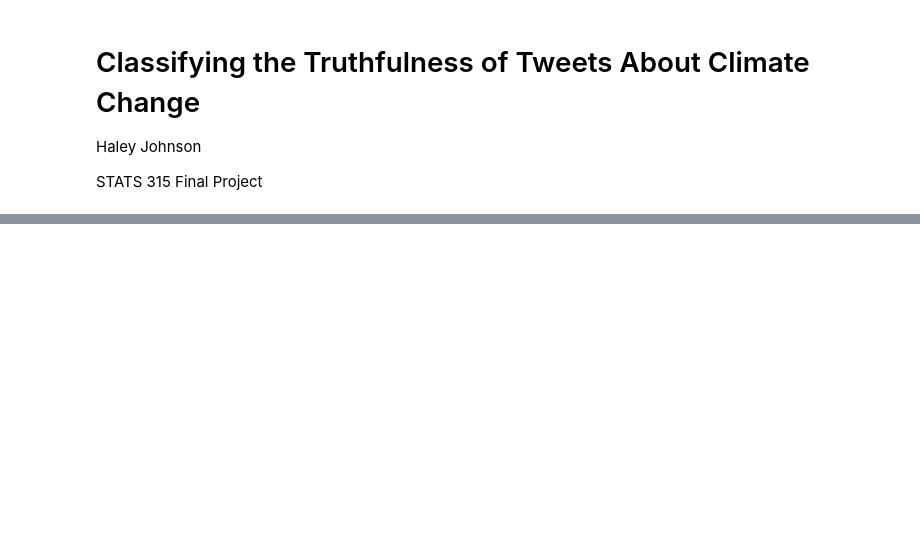
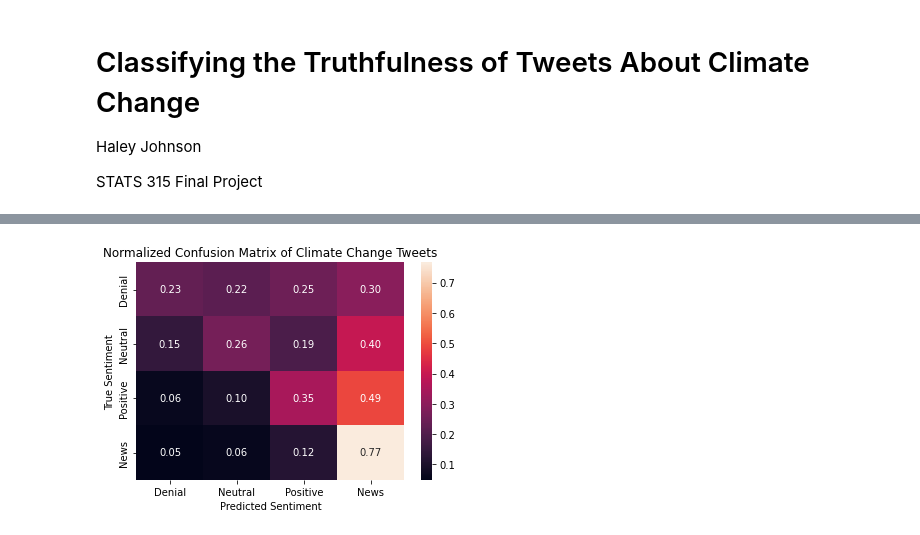
Before and after one commit to haleyej/stats_315_final_proj, a Jupyter notebook: final_project.ipynb, the cells around one changed output, grey strips where cells are left out. Cells and saved outputs as stored; diff of their text form; code cells hidden in the pictures; blank space fills up the shorter version.

```diff
--- a/final_project.ipynb
+++ b/final_project.ipynb
@@ -47,0 +208,21 @@ 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
+# %%
+model2 = Sequential([
+    Embedding(input_dim = VOCAB_SIZE, output_dim = EMBEDDING_SIZE,
+              input_length = MAX_LEN, trainable = False,
+              embeddings_initializer = tf.keras.initializers.Constant(w2v_weights)),
+    Bidirectional(GRU(512, return_sequences = True, recurrent_activation = 'sigmoid')),
+    GlobalAveragePooling1D(),
+    Dense(128, activation = 'relu'),
+    Dense(64, activation = 'relu'),
+    Dense(NUM_CLASSES, activation = 'softmax')
+])
+
+opt = tf.keras.optimizers.Adam()
+model2.compile(optimizer = opt, loss = 'categorical_crossentropy', metrics = ['accuracy'])
+# %%
+early_stopping = EarlyStopping(monitor = 'val_loss', min_delta = 0.001, patience = 3, restore_best_weights = False)
+model_checkpoint = ModelCheckpoint('model_2_v2', monitor = 'val_loss', save_best_only = True, mode = 'min')
+
+model2_history = model2.fit(X_train_input, y_train_input, epochs = 100, batch_size = 128,
+                            callbacks = [model_checkpoint, early_stopping],
+                            validation_data = (X_val_input, y_val_input))
@@ -47,0 +260,2 @@ 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
+# %%
+model2.load_weights("model_2_v2")
@@ -47,0 +277,4 @@ 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
+# %%
+model2_predictions = model2.predict(X_test_input)
+plot_confusion_matrix(confusion_matrix(np.array(y_test - 1).reshape(-1, 1), model2_predictions.argmax(axis = 1)), "model_2_conf_matrix")
+# %% [output]
@@ -47,0 +282 @@ 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
+[figure, added]
```
Also changed, not shown: parts of 92 cells of this notebook, 1 other file.
